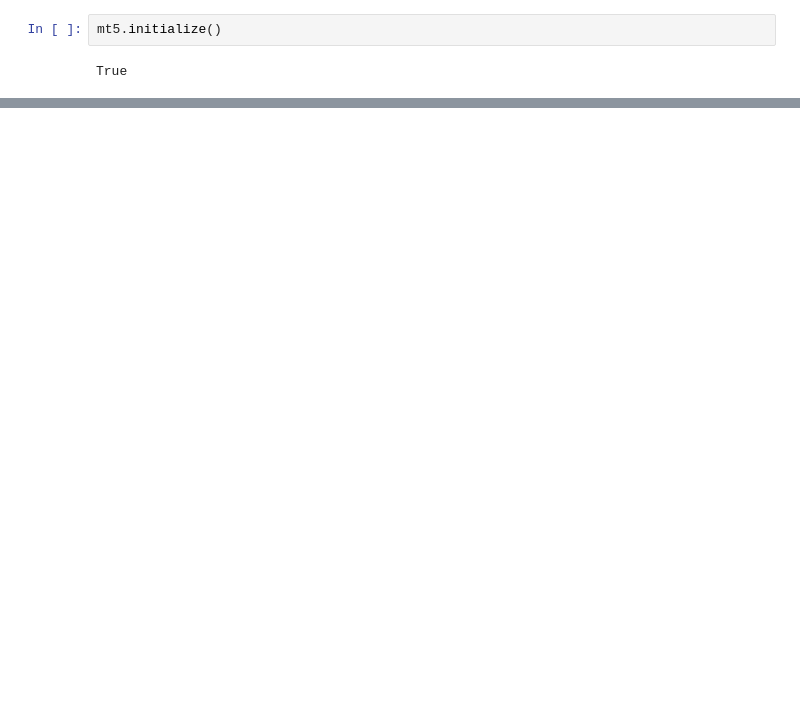
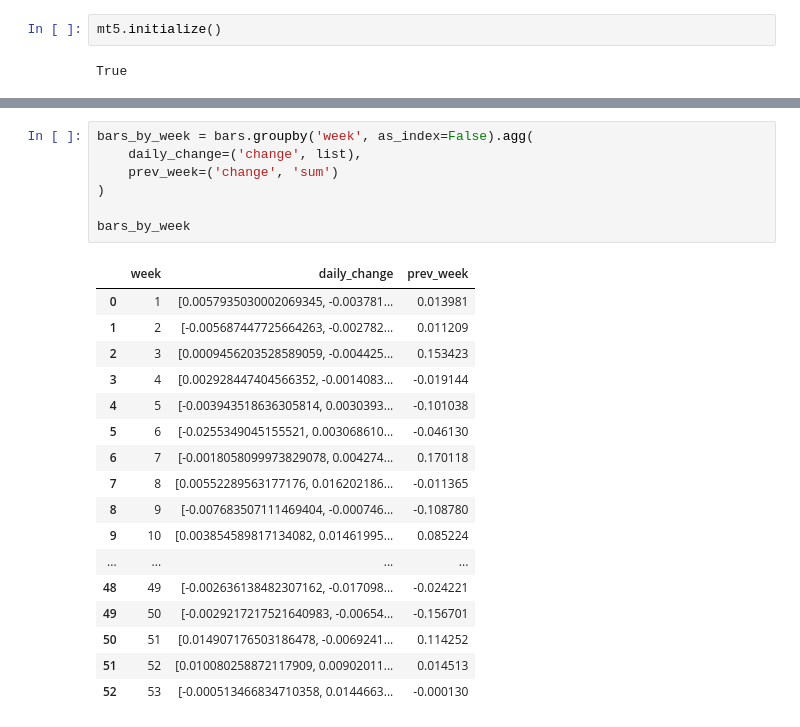
Before and after one commit to traderpy/trading-research, a Jupyter notebook: notebooks/dax_market_open/nb1.ipynb, the cells around one changed output, grey strips where cells are left out. Drawn from its saved outputs; the diff is of its cells as text; blank space fills up the shorter version.

```diff
--- a/notebooks/dax_market_open/nb1.ipynb
+++ b/notebooks/dax_market_open/nb1.ipynb
@@ -41,0 +77,25 @@ px.line(bars, x='time', y='range')
+# %%
+bars_by_week = bars.groupby('week', as_index=False).agg(
+    daily_change=('change', list),
+    prev_week=('change', 'sum')
+)
+
+bars_by_week
+# %% [output]
+|  | week | daily_change | prev_week |
+| 0 | 1 | [0.0057935030002069345, -0.003781... | 0.013981 |
+| 1 | 2 | [-0.005687447725664263, -0.002782... | 0.011209 |
+| 2 | 3 | [0.0009456203528589059, -0.004425... | 0.153423 |
+| 3 | 4 | [0.002928447404566352, -0.0014083... | -0.019144 |
+| 4 | 5 | [-0.003943518636305814, 0.0030393... | -0.101038 |
+| 5 | 6 | [-0.0255349045155521, 0.003068610... | -0.046130 |
+| 6 | 7 | [-0.0018058099973829078, 0.004274... | 0.170118 |
+| 7 | 8 | [0.00552289563177176, 0.016202186... | -0.011365 |
+| 8 | 9 | [-0.007683507111469404, -0.000746... | -0.108780 |
+| 9 | 10 | [0.003854589817134082, 0.01461995... | 0.085224 |
+| ... | ... | ... | ... |
+| 48 | 49 | [-0.002636138482307162, -0.017098... | -0.024221 |
+| 49 | 50 | [-0.0029217217521640983, -0.00654... | -0.156701 |
+| 50 | 51 | [0.014907176503186478, -0.0069241... | 0.114252 |
+| 51 | 52 | [0.010080258872117909, 0.00902011... | 0.014513 |
+| 52 | 53 | [-0.000513466834710358, 0.0144663... | -0.000130 |
```
Also changed, not shown: parts of 8 cells of this notebook, 2 other files.
